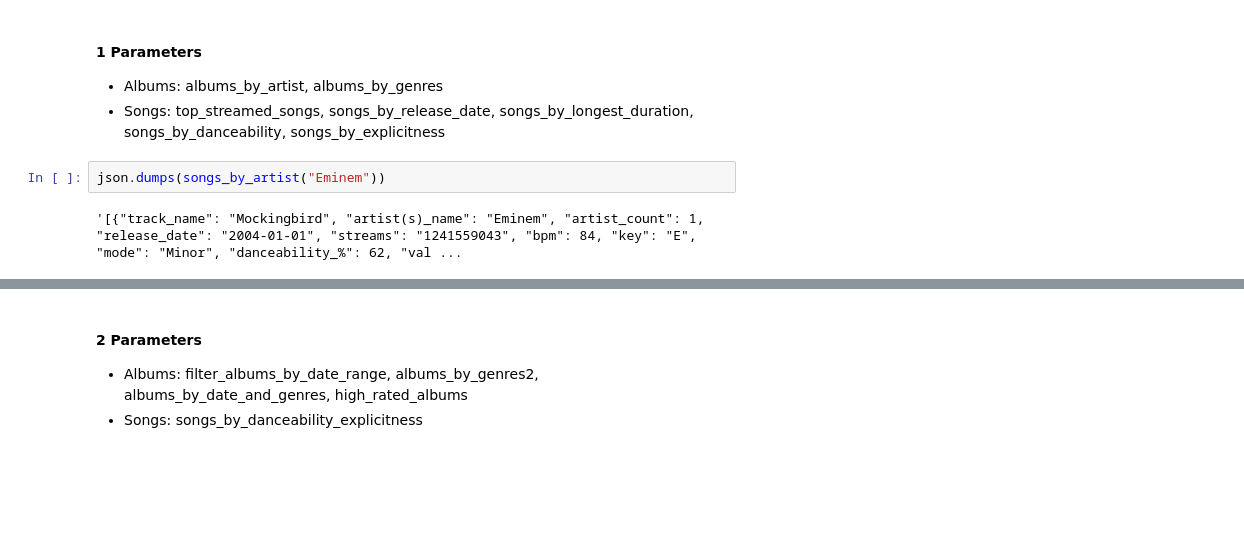
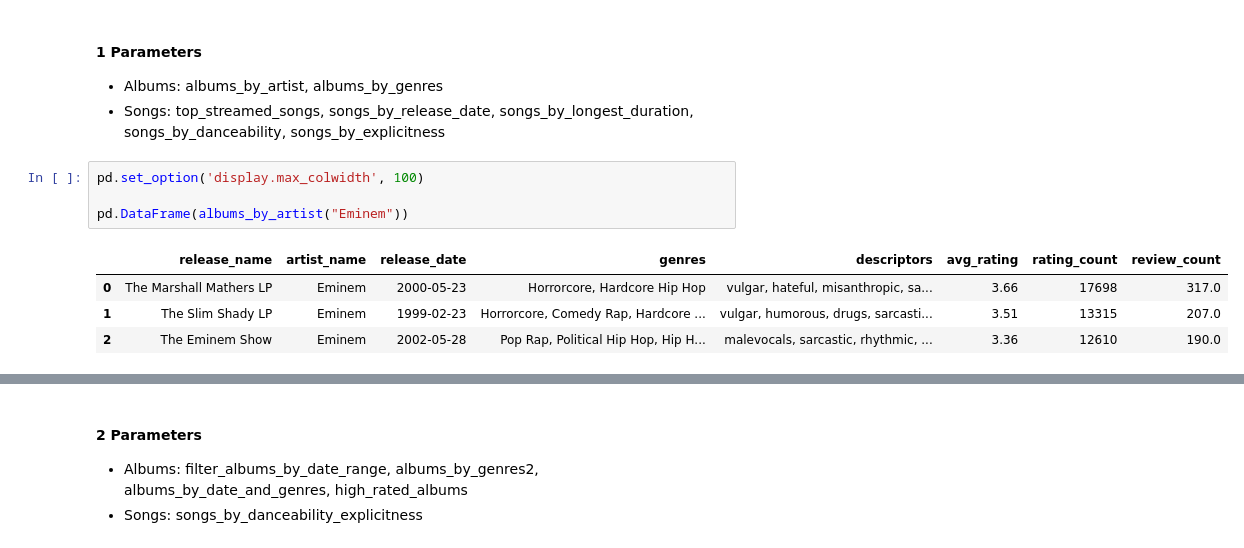
Before and after one commit to Dennis-H1/Function-Calling-LLMs, a Jupyter notebook: main.ipynb, the cells around one changed output, grey strips where cells are left out. Saved outputs shown, nothing was run; the diff lists cells and outputs as text; blank space fills up the shorter version.

```diff
--- a/main.ipynb
+++ b/main.ipynb
@@ -168,10 +169,15 @@ Number of examples (rows): 960
 
 - Albums: albums_by_artist, albums_by_genres
 - Songs: top_streamed_songs, songs_by_release_date, songs_by_longest_duration, songs_by_danceability, songs_by_explicitness
-# %%
-json.dumps(songs_by_artist("Eminem"))
-# %% [output]
-'[{"track_name": "Mockingbird", "artist(s)_name": "Eminem", "artist_count": 1, "release_date": "2004-01-01", "streams": "1241559043", "bpm": 84, "key": "E", "mode": "Minor", "danceability_%": 62, "val ...
+# %%
+pd.set_option('display.max_colwidth', 100)
+
+pd.DataFrame(albums_by_artist("Eminem"))
+# %% [output]
+|  | release_name | artist_name | release_date | genres | descriptors | avg_rating | rating_count | review_count |
+| 0 | The Marshall Mathers LP | Eminem | 2000-05-23 | Horrorcore, Hardcore Hip Hop | vulgar, hateful, misanthropic, sa... | 3.66 | 17698 | 317.0 |
+| 1 | The Slim Shady LP | Eminem | 1999-02-23 | Horrorcore, Comedy Rap, Hardcore ... | vulgar, humorous, drugs, sarcasti... | 3.51 | 13315 | 207.0 |
+| 2 | The Eminem Show | Eminem | 2002-05-28 | Pop Rap, Political Hip Hop, Hip H... | malevocals, sarcastic, rhythmic, ... | 3.36 | 12610 | 190.0 |
 # %%
 def albums_by_artist(artist_name: str):
     """
```
Also changed, not shown: parts of 7 cells of this notebook, 5 other files.
